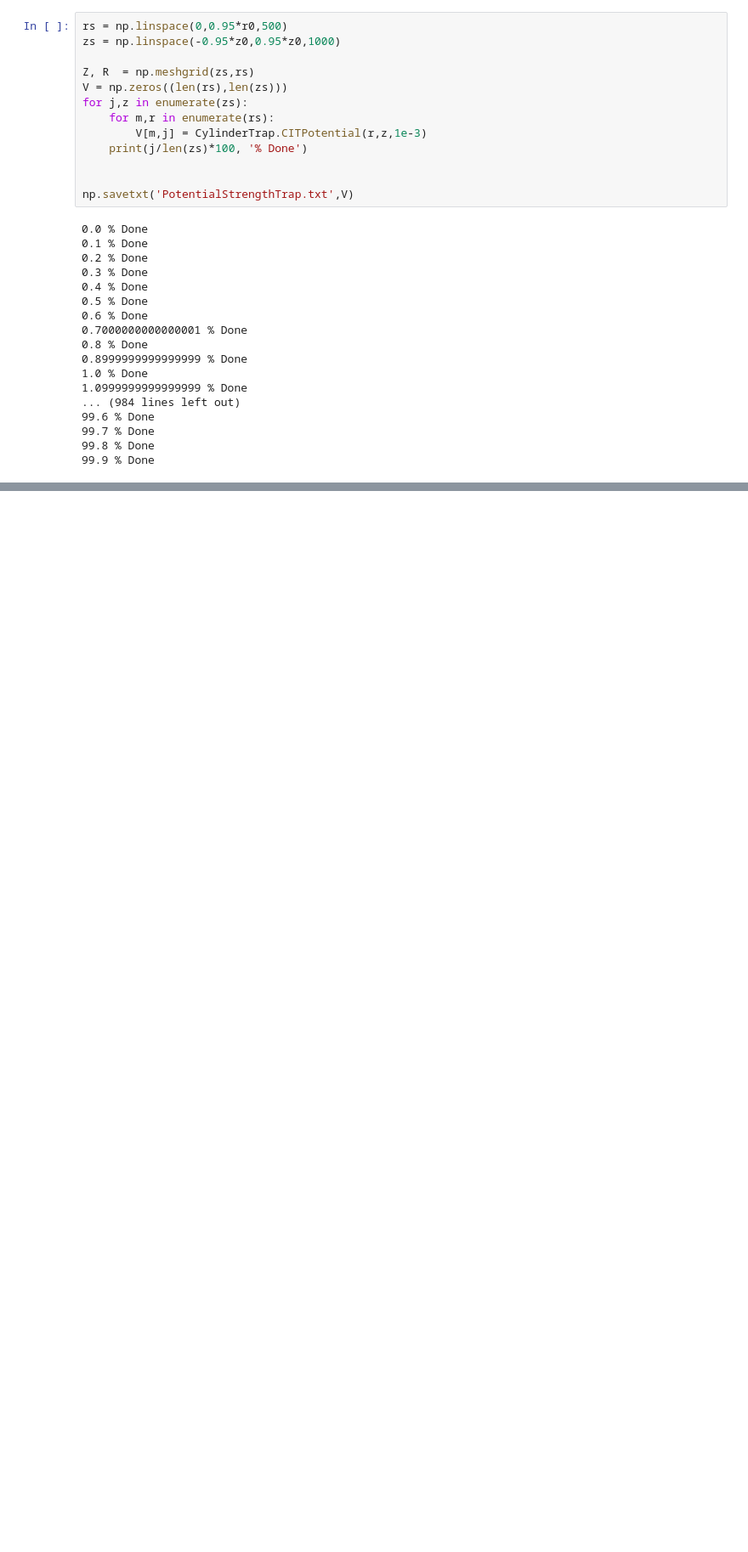
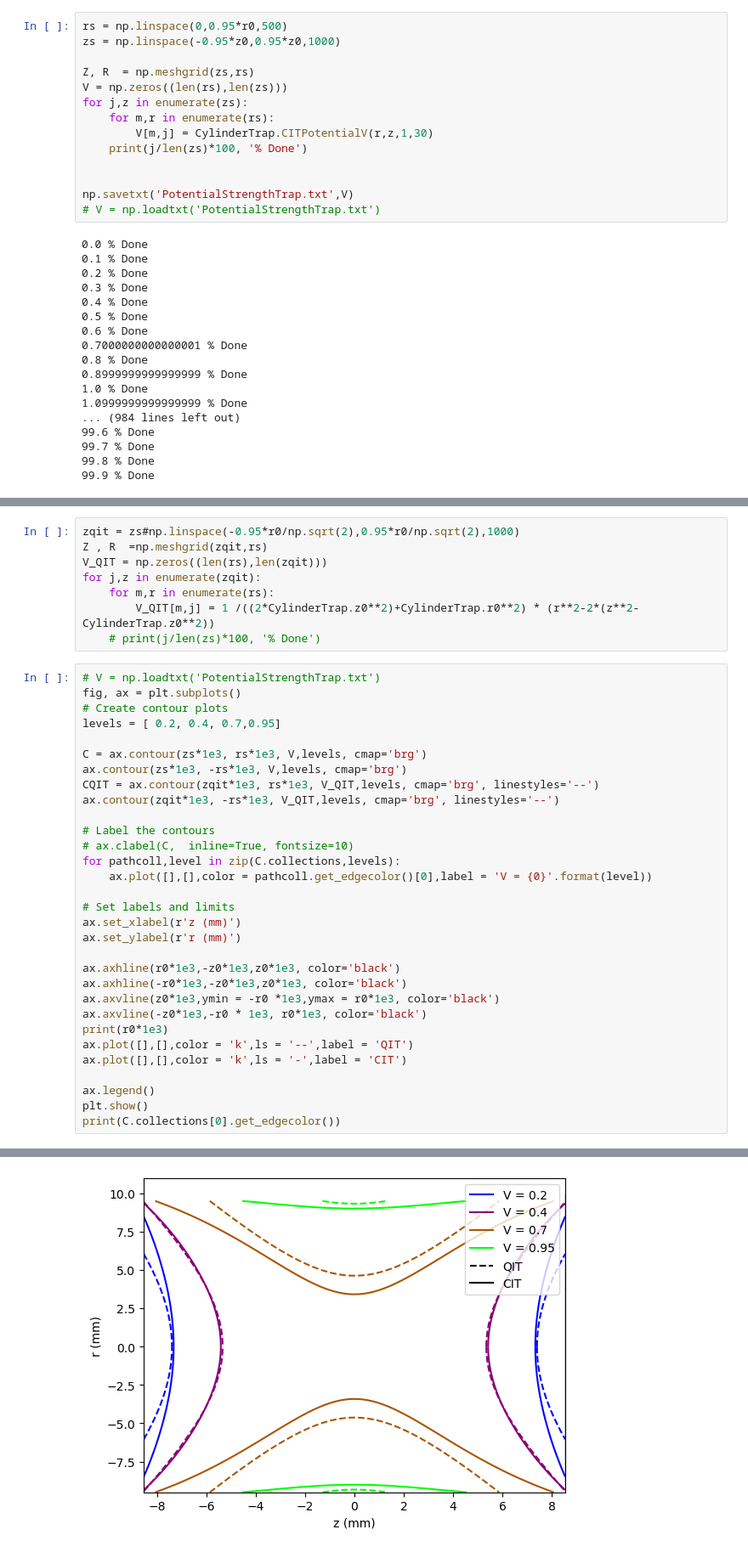
Before and after one commit to EmilLenler/PhD-Work, a Jupyter notebook: Lab Stuff/ESI/CIT Simulations/CIT_Calculations.ipynb, the cells around one changed output, grey strips where cells are left out. Shown: that part at 85% size. Drawn from its saved outputs; the diff is of its cells as text; blank space fills up the shorter version.

```diff
--- a/Lab Stuff/ESI/CIT Simulations/CIT_Calculations.ipynb
+++ b/Lab Stuff/ESI/CIT Simulations/CIT_Calculations.ipynb
@@ -71,11 +77,12 @@ Z, R  = np.meshgrid(zs,rs)
 V = np.zeros((len(rs),len(zs)))
 for j,z in enumerate(zs):
     for m,r in enumerate(rs):
-        V[m,j] = CylinderTrap.CITPotential(r,z,1e-3)
+        V[m,j] = CylinderTrap.CITPotentialV(r,z,1,30)
     print(j/len(zs)*100, '% Done')
 
 
 np.savetxt('PotentialStrengthTrap.txt',V)
+# V = np.loadtxt('PotentialStrengthTrap.txt')
 # %% [output]
 0.0 % Done
 0.1 % Done
@@ -135,0 +104,40 @@ IndexError: index 1000 is out of bounds for axis 0 with size 1000
+# %%
+zqit = zs#np.linspace(-0.95*r0/np.sqrt(2),0.95*r0/np.sqrt(2),1000)
+Z , R  =np.meshgrid(zqit,rs)
+V_QIT = np.zeros((len(rs),len(zqit)))
+for j,z in enumerate(zqit):
+    for m,r in enumerate(rs):
+        V_QIT[m,j] = 1 /((2*CylinderTrap.z0**2)+CylinderTrap.r0**2) * (r**2-2*(z**2-CylinderTrap.z0**2))
+    # print(j/len(zs)*100, '% Done')
+# %%
+# V = np.loadtxt('PotentialStrengthTrap.txt')
+fig, ax = plt.subplots()
+# Create contour plots
+levels = [ 0.2, 0.4, 0.7,0.95]
+
+C = ax.contour(zs*1e3, rs*1e3, V,levels, cmap='brg')
+ax.contour(zs*1e3, -rs*1e3, V,levels, cmap='brg')
+CQIT = ax.contour(zqit*1e3, rs*1e3, V_QIT,levels, cmap='brg', linestyles='--')
+ax.contour(zqit*1e3, -rs*1e3, V_QIT,levels, cmap='brg', linestyles='--')
+
+# Label the contours
+# ax.clabel(C,  inline=True, fontsize=10)
+for pathcoll,level in zip(C.collections,levels):
+    ax.plot([],[],color = pathcoll.get_edgecolor()[0],label = 'V = {0}'.format(level))
+
+# Set labels and limits
+ax.set_xlabel(r'z (mm)')
+ax.set_ylabel(r'r (mm)')
+
+ax.axhline(r0*1e3,-z0*1e3,z0*1e3, color='black')
+ax.axhline(-r0*1e3,-z0*1e3,z0*1e3, color='black')
+ax.axvline(z0*1e3,ymin = -r0 *1e3,ymax = r0*1e3, color='black')
+ax.axvline(-z0*1e3,-r0 * 1e3, r0*1e3, color='black')
+print(r0*1e3)
+ax.plot([],[],color = 'k',ls = '--',label = 'QIT')
+ax.plot([],[],color = 'k',ls = '-',label = 'CIT')
+
+ax.legend()
+plt.show()
+print(C.collections[0].get_edgecolor())
+# %% [output]
@@ -135,0 +145 @@ IndexError: index 1000 is out of bounds for axis 0 with size 1000
+[figure, added]
```
Also changed, not shown: parts of 7 cells of this notebook, 3 other files.
